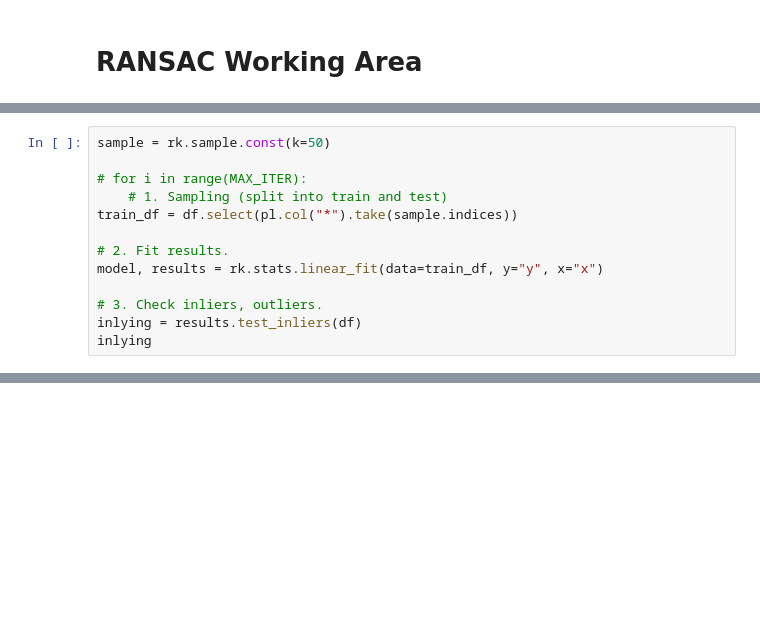
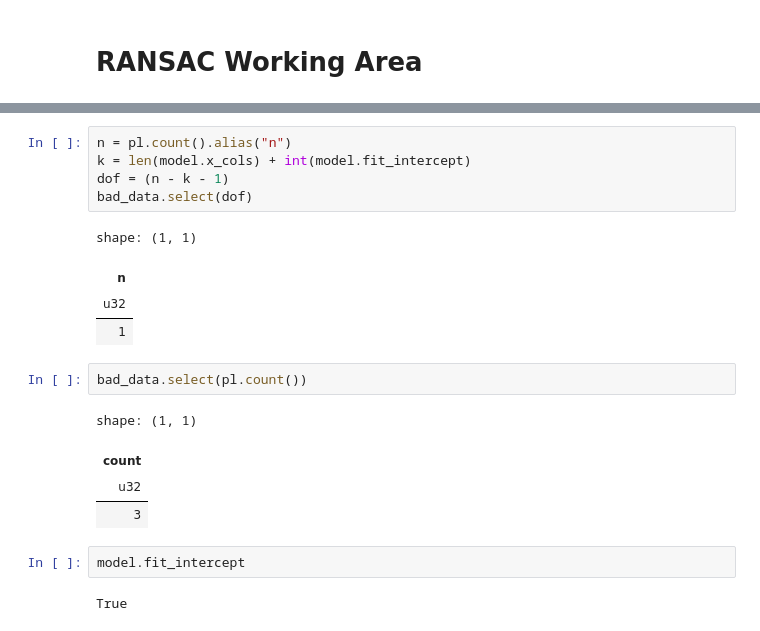
Before and after one commit to DylanLukes/renkon, a Jupyter notebook: notebooks/RANSAC.ipynb, the cells around one changed output, grey strips where cells are left out. Drawn from its saved outputs; the diff is of its cells as text; blank space fills up the shorter version.

Commit message:
outlier detection fixes

```diff
--- a/notebooks/RANSAC.ipynb
+++ b/notebooks/RANSAC.ipynb
@@ -104,13 +110,0 @@ MIN_SAMP = 2
-# %%
-sample = rk.sample.const(k=50)
-
-# for i in range(MAX_ITER):
-    # 1. Sampling (split into train and test)
-train_df = df.select(pl.col("*").take(sample.indices))
-
-# 2. Fit results.
-model, results = rk.stats.linear_fit(data=train_df, y="y", x="x")
-
-# 3. Check inliers, outliers.
-inlying = results.test_inliers(df)
-inlying
@@ -162,0 +127,21 @@ shape: (50, 4)
+# %%
+n = pl.count().alias("n")
+k = len(model.x_cols) + int(model.fit_intercept)
+dof = (n - k - 1)
+bad_data.select(dof)
+# %% [output]
+shape: (1, 1)
+| n |
+| u32 |
+| 1 |
+# %%
+bad_data.select(pl.count())
+# %% [output]
+shape: (1, 1)
+| count |
+| u32 |
+| 3 |
+# %%
+model.fit_intercept
+# %% [output]
+True
```
Also changed, not shown: parts of 12 cells of this notebook, 20 other files.
